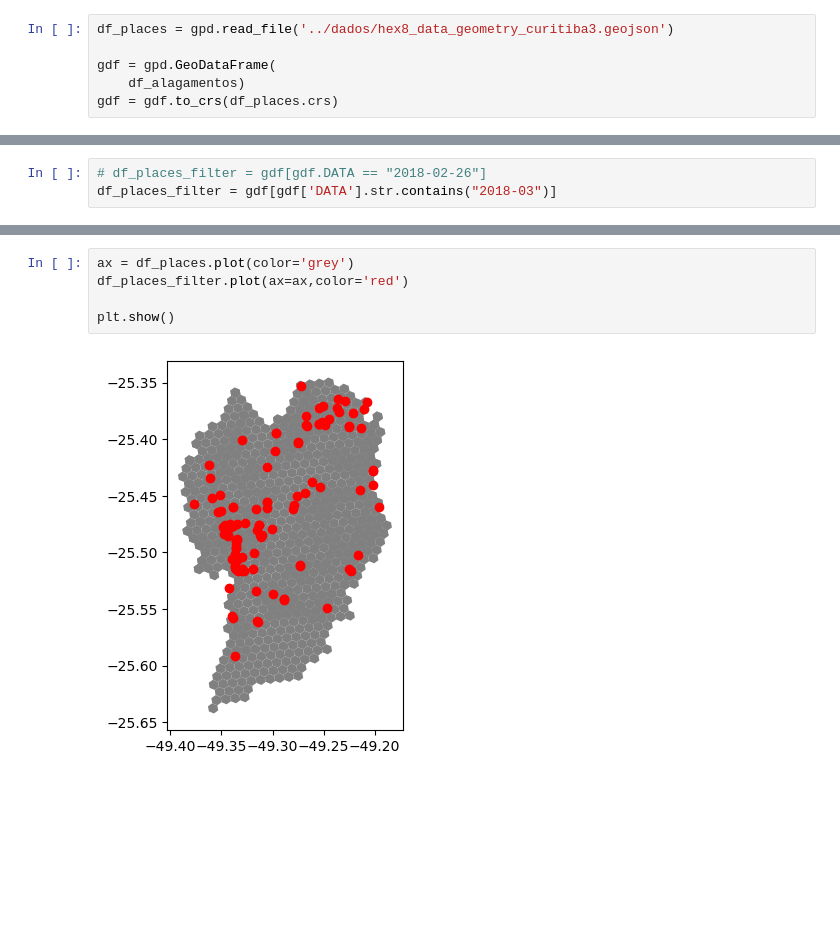
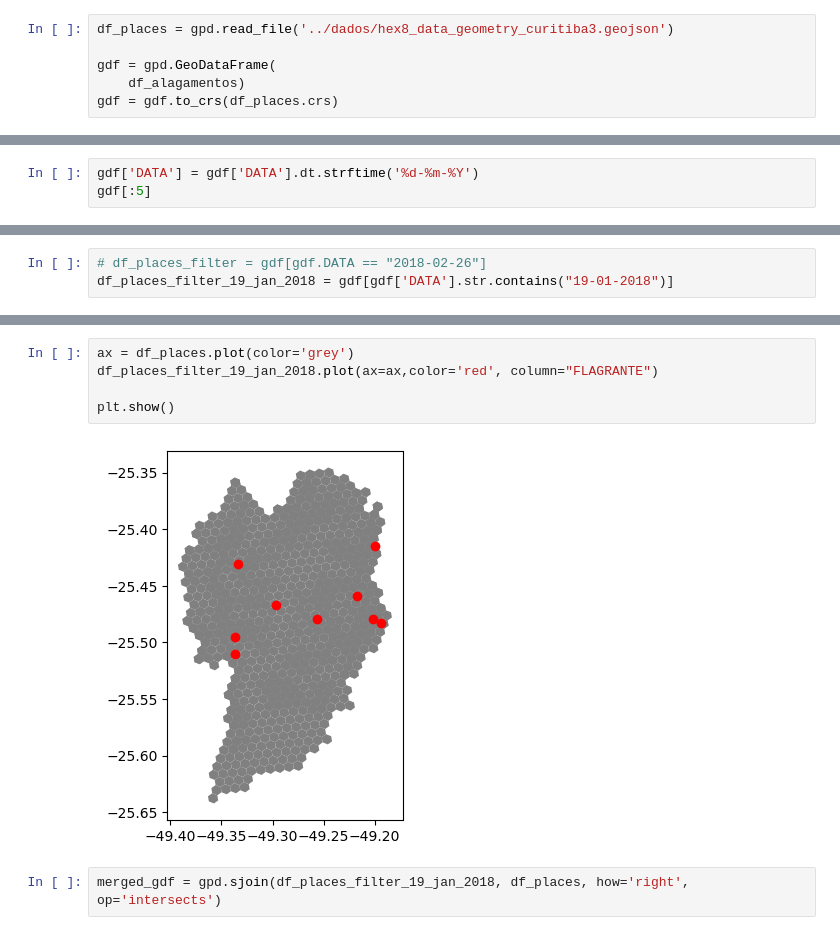
Before and after one commit to csnoboa/tcc, a Jupyter notebook: notebooks/alagamentos.ipynb, the cells around one changed output, grey strips where cells are left out. Cells and saved outputs as stored; diff of their text form; blank space fills up the shorter version.

```diff
--- a/notebooks/alagamentos.ipynb
+++ b/notebooks/alagamentos.ipynb
@@ -56,0 +48,3 @@ gdf[:5]
+# %%
+gdf['DATA'] = gdf['DATA'].dt.strftime('%d-%m-%Y')
+gdf[:5]
@@ -76,4 +77,4 @@ array(['2015-12-26', '2015-12-25', '2014-12-29', '2015-12-19',
       dtype=object)
 # %%
 # df_places_filter = gdf[gdf.DATA == "2018-02-26"]
-df_places_filter = gdf[gdf['DATA'].str.contains("2018-03")]
+df_places_filter_19_jan_2018 = gdf[gdf['DATA'].str.contains("19-01-2018")]
@@ -80,7 +94,9 @@ df_places_filter = gdf[gdf['DATA'].str.contains("2018-03")]
 # %%
 ax = df_places.plot(color='grey')
-df_places_filter.plot(ax=ax,color='red')
+df_places_filter_19_jan_2018.plot(ax=ax,color='red', column="FLAGRANTE")
 
 plt.show()
 # %% [output]
-[figure, old version]
+[figure, new version]
+# %%
+merged_gdf = gpd.sjoin(df_places_filter_19_jan_2018, df_places, how='right', op='intersects')
```
Also changed, not shown: parts of 10 cells of this notebook, 3 other files.
